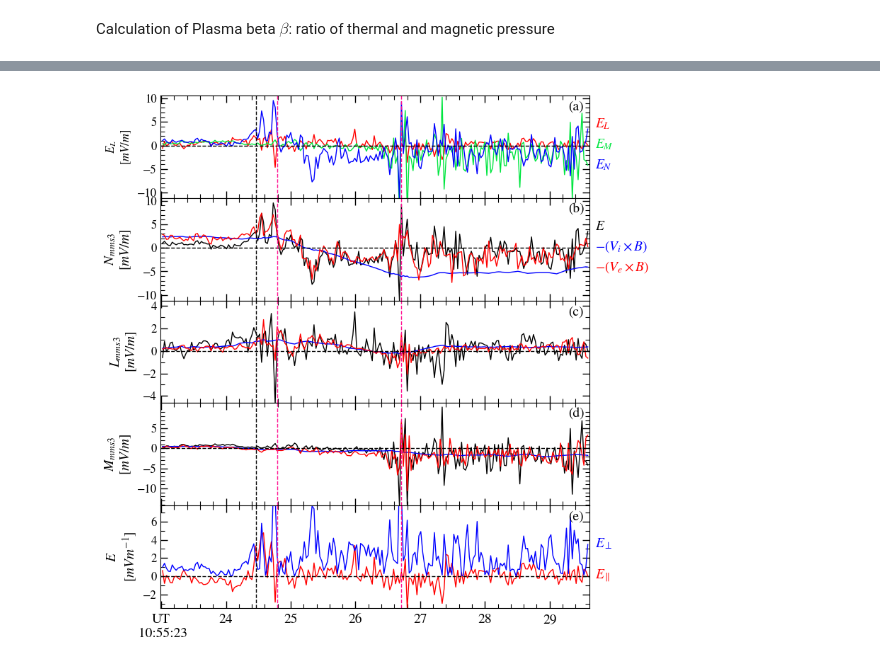
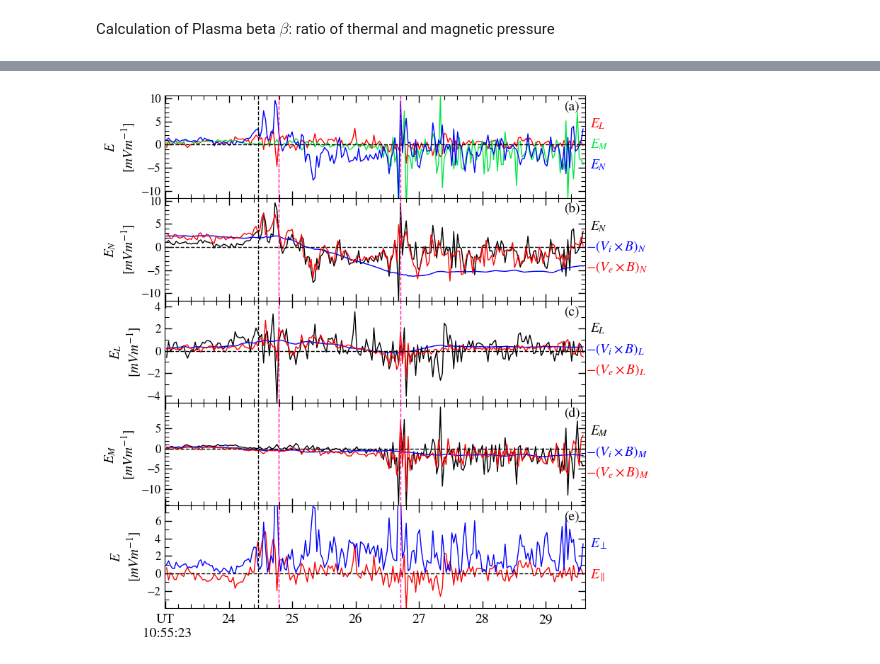
Before and after one commit to dipsbc/HallField-MMS-Analysis, a Jupyter notebook: Analysis_20151016105454.ipynb, the cells around one changed output, grey strips where cells are left out. Cells and saved outputs as stored; diff of their text form; code cells hidden in the pictures.

```diff
--- a/Analysis_20151016105454.ipynb
+++ b/Analysis_20151016105454.ipynb
@@ -204,7 +203,7 @@ for i in range(0, num_paths_E, paths_per_E):
 mms3_Edataset = pytplot.get_data('mms3_edp_dce_gse_brst_l2',xarray=True,dt=True)
 mms3i_Edataset = mms3_Edataset.interp_like(mms3i_edataset,method='linear', kwargs={"fill_value": "extrapolate"})
 
-xr.apply_ufunc(convolve, mms3i_Edataset.isel(v_dim=0), kwargs={'window_size': 1000}).plot(figsize=(12, 2), color='b')
+xr.apply_ufunc(convolve, mms3i_Edataset.isel(v_dim=0), kwargs={'window_size': 10}).plot(figsize=(12, 2), color='b')
 plt.axhline(y=0, ls='--',c='k')
 mms3i_Edataset.isel(v_dim=0).plot(figsize=(12,2),c='b')
 # Add a horizontal line at y=0
@@ -252,5 +255,4 @@ Bz[0].values,Bz[1]
 # %%
-plt.style.use('default')
 
 fig, axs = plt.subplots(9, 1, figsize=[10.4, 8.5], sharex=True, gridspec_kw={'hspace': 0})
 
@@ -1735,9 +1728,9 @@ ax[0].yaxis.set_major_locator(ticker.MultipleLocator(5))
 ax[0].yaxis.set_minor_locator(ticker.AutoMinorLocator(10))
 
 # Second subplot (bottom)
-ax[1].plot(lmn_b.sel(LMN=0), lmn_b.sel(LMN=2), c='b')
+ax[1].plot(lmn_b.sel(LMN=0), lmn_e.sel(LMN=2), c='b')
 ax[1].set_xlabel('$\mathit{B_L}$(nT)', fontsize=13)
-ax[1].set_ylabel('$\mathit{B_N}$(nT)', fontsize=13)
+ax[1].set_ylabel('$\mathit{E_N}$(mV/m)', fontsize=13)
 ax[1].axhline(y=0, ls='--', c="k")
 ax[1].axvline(x=0, ls='--', c="k")
 
@@ -1754,8 +1747,8 @@ ax[1].tick_params(axis="y", which="minor", direction="in", length=4, width=0.7)
 # Set tick intervals
 ax[1].xaxis.set_major_locator(ticker.MultipleLocator(5))
 ax[1].xaxis.set_minor_locator(ticker.AutoMinorLocator(10))
-ax[1].yaxis.set_major_locator(ticker.MultipleLocator(1))
-ax[1].yaxis.set_minor_locator(ticker.AutoMinorLocator(2))
+ax[1].yaxis.set_major_locator(ticker.MultipleLocator(5))
+ax[1].yaxis.set_minor_locator(ticker.AutoMinorLocator(10))
 
 # Fine-tune layout and save the figure
 plt.savefig(os.path.join(output_folder, f"{taistarttime}_m.png"), dpi=1200, format='png', bbox_inches='tight')
@@ -2399,7 +2481,7 @@ figb,axsb = plt.subplots(5, 1, figsize=[8.27, 8.27], sharex=True, gridspec_kw={'
 axsb[0].plot(lmn_e.time.sel(time=slice(t1,t2)),lmn_e.sel(LMN=0,time=slice(t1,t2)), c='r', lw=1, label='E_L')
 axsb[0].plot(lmn_e.time.sel(time=slice(t1,t2)),lmn_e.sel(LMN=1,time=slice(t1,t2)), c=(0/255, 230/255, 64/255), lw=1, label='E_M')
 axsb[0].plot(lmn_e.time.sel(time=slice(t1,t2)),lmn_e.sel(LMN=2,time=slice(t1,t2)), c='b', lw=1, label='E_N')
-axsb[0].set_ylabel(r'$\mathbf{\mathit{E_L}}$' + '\n' + r'$\mathit{[mV/m]}$', fontsize=12)
+axsb[0].set_ylabel(r'$\mathbf{\mathit{E}}$' + '\n' + r'$\mathit{[mVm^{-1}]}$', fontsize=14)
 
 axsb[0].set_yticks(np.arange(np.round(np.min(lmn_e.sel(LMN=2)),-E), np.round(np.max(lmn_e[:,2]),-E), 5*E))
 axsb[0].set_yticks(np.arange(np.round(np.min(lmn_e.sel(LMN=2)),-E), np.round(np.max(lmn_e[:,2]),-E), 1*E), minor=True)
@@ -2415,13 +2497,13 @@ axsb[0].annotate(r'$\mathit{E}_N$', xy=(1.01, 0.3), xycoords='axes fraction', st
 axsb[1].plot(lmn_e.time.sel(time=slice(t1,t2)),lmn_e.sel(LMN=2,time=slice(t1,t2)), c='k', lw=1, label='E_N')
 axsb[1].plot(lmn_e.time.sel(time=slice(t1,t2)),vib.sel(LMN=2,time=slice(t1,t2)), c='b', lw=1, label='E_N')
 axsb[1].plot(lmn_e.time.sel(time=slice(t1,t2)),veb.sel(LMN=2,time=slice(t1,t2)), c='r', lw=1, label='E_N')
-axsb[1].annotate(r'$\mathit{E}$', xy=(1.01, 0.7), xycoords='axes fraction', style='italic',
+axsb[1].annotate(r'$\mathit{E}_N$', xy=(1.01, 0.7), xycoords='axes fraction', style='italic',
            fontsize=14, color='k', xytext=(1, -1), textcoords='offset points')
-axsb[1].annotate(r'$-(\mathit{V_i\times B})$', xy=(1.01, 0.5), xycoords='axes fraction', style='italic',
+axsb[1].annotate(r'$-(\mathit{V_i\times B})_N$', xy=(1.00, 0.5), xycoords='axes fraction', style='italic',
            fontsize=14, color='b', xytext=(1, -1), textcoords='offset points')
-axsb[1].annotate(r'$-(\mathit{V_e\times B})$', xy=(1.01, 0.3), xycoords='axes fraction', style='italic',
+axsb[1].annotate(r'$-(\mathit{V_e\times B})_N$', xy=(1.00, 0.3), xycoords='axes fraction', style='italic',
            fontsize=14, color='r', xytext=(1, -1), textcoords='offset points')
-axsb[1].set_ylabel(r'$\mathbf{\mathit{N_{mms3}}}$' + '\n' + r'$\mathit{[mV/m]}$', fontsize=14)
+axsb[1].set_ylabel(r'$\mathit{E}_N$' + '\n' + r'$\mathit{[mVm^{-1}]}$', fontsize=14)
 axsb[1].set_yticks(np.arange(np.round(np.min(lmn_e.sel(LMN=2)),-E), np.round(np.max(lmn_e[:,2]),-E), 5*E))
 axsb[1].set_yticks(np.arange(np.round(np.min(lmn_e.sel(LMN=2)),-E), np.round(np.max(lmn_e[:,2]),-E), 1*E), minor=True)
 axsb[1].set_ylim(np.min(lmn_e.sel(LMN=2,time=slice(t1,t2))),np.max(lmn_e.sel(LMN=2,time=slice(t1,t2)))+1)
@@ -2429,14 +2511,19 @@ axsb[1].set_ylim(np.min(lmn_e.sel(LMN=2,time=slice(t1,t2))),np.max(lmn_e.sel(LMN
 axsb[2].plot(lmn_e.time.sel(time=slice(t1,t2)),lmn_e.sel(LMN=0,time=slice(t1,t2)), c='k', lw=1, label='E_L')
 axsb[2].plot(lmn_e.time.sel(time=slice(t1,t2)),vib.sel(LMN=0,time=slice(t1,t2)), c='b', lw=1, label='E_L')
 axsb[2].plot(lmn_e.time.sel(time=slice(t1,t2)),veb.sel(LMN=0,time=slice(t1,t2)), c='r', lw=1, label='E_L')
-
+axsb[2].annotate(r'$\mathit{E}_L$', xy=(1.01, 0.7), xycoords='axes fraction', style='italic',
+           fontsize=14, color='k', xytext=(1, -1), textcoords='offset points')
+axsb[2].annotate(r'$-(\mathit{V_i\times B})_L$', xy=(1.00, 0.5), xycoords='axes fraction', style='italic',
+           fontsize=14, color='b', xytext=(1, -1), textcoords='offset points')
+axsb[2].annotate(r'$-(\mathit{V_e\times B})_L$', xy=(1.00, 0.3), xycoords='axes fraction', style='italic',
+           fontsize=14, color='r', xytext=(1, -1), textcoords='offset points')
 #axsb[2].annotate(r'$\mathit{E}$', xy=(1.01, 0.7), xycoords='axes fraction', style='italic',
 #          fontsize=14, color='k', xytext=(1, -1), textcoords='offset points')
 #axsb[2].annotate(r'$-(\mathit{V_i\times B})_L$', xy=(1.01, 0.5), xycoords='axes fraction', style='italic',
 #           fontsize=14, color='b', xytext=(1, -1), textcoords='offset points')
 #axsb[2].annotate(r'$-(\mathit{V_e\times B})_L$', xy=(1.01, 0.3), xycoords='axes fraction', style='italic',
  #          fontsize=14, color='r', xytext=(1, -1), textcoords='offset points')
-axsb[2].set_ylabel(r'$\mathbf{\mathit{L_{mms3}}}$' + '\n' + r'$\mathit{[mV/m]}$', fontsize=14)
+axsb[2].set_ylabel(r'$\mathit{E}_L$' + '\n' + r'$\mathit{[mVm^{-1}]}$', fontsize=14)
 axsb[2].set_yticks(np.arange(np.round(np.min(lmn_e.sel(LMN=0)),-E)-4*E, np.round(np.max(lmn_e[:,0]),-E), 2*E))
 axsb[2].set_yticks(np.arange(np.round(np.min(lmn_e.sel(LMN=0)),-E)-4*E, np.round(np.max(lmn_e[:,0]),-E), 1*E), minor=True)
 axsb[2].set_ylim(np.min(lmn_e.sel(LMN=0,time=slice(t1,t2))),np.max(lmn_e.sel(LMN=0,time=slice(t1,t2)))+1)
@@ -2450,10 +2537,16 @@ axsb[3].plot(lmn_e.time.sel(time=slice(t1,t2)),veb.sel(LMN=1,time=slice(t1,t2)),
 #           fontsize=14, color='b', xytext=(1, -1), textcoords='offset points')
 #axsb[3].annotate(r'$-(\mathit{V_e\times B})_M$', xy=(1.01, 0.3), xycoords='axes fraction', style='italic',
 #           fontsize=14, color='r', xytext=(1, -1), textcoords='offset points')
-axsb[3].set_ylabel(r'$\mathbf{\mathit{M_{mms3}}}$' + '\n' + r'$\mathit{[mV/m]}$', fontsize=14)
+axsb[3].set_ylabel(r'$\mathit{E}_M$' + '\n' + r'$\mathit{[mVm^{-1}]}$', fontsize=14)
 axsb[3].set_yticks(np.arange(np.round(np.min(lmn_e.sel(LMN=1)),-E), np.round(np.max(lmn_e[:,1]),-E), 5*E))
 axsb[3].set_yticks(np.arange(np.round(np.min(lmn_e.sel(LMN=1)),-E), np.round(np.max(lmn_e[:,1]),-E), 1*E), minor=True)
 axsb[3].set_ylim(np.min(lmn_e.sel(LMN=1,time=slice(t1,t2))),np.max(lmn_e.sel(LMN=1,time=slice(t1,t2)))+1)
+axsb[3].annotate(r'$\mathit{E}_M$', xy=(1.01, 0.7), xycoords='axes fraction', style='italic',
+           fontsize=14, color='k', xytext=(1, -1), textcoords='offset points')
+axsb[3].annotate(r'$-(\mathit{V_i\times B})_M$', xy=(1.00, 0.5), xycoords='axes fraction', style='italic',
+           fontsize=14, color='b', xytext=(1, -1), textcoords='offset points')
+axsb[3].annotate(r'$-(\mathit{V_e\times B})_M$', xy=(1.00, 0.3), xycoords='axes fraction', style='italic',
+           fontsize=14, color='r', xytext=(1, -1), textcoords='offset points')
 
 axsb[4].plot(par_ln_e.time.sel(time=slice(t1,t2)),par_ln_e.sel(time=slice(t1,t2)),lw=1,c='r')
 axsb[4].plot(par_ln_e.time.sel(time=slice(t1,t2)),per_ln_e.sel(time=slice(t1,t2)),lw=1,c='b')
@@ -2464,7 +2557,7 @@ axsb[4].annotate(r'$E_{\perp}$', xy=(1.01, 0.6), xycoords='axes fraction', style
                 fontsize=14, color='blue', xytext=(1, -1), textcoords='offset points')  # Annotation for Bx in blue
 axsb[4].annotate(r'$E_{\parallel}$', xy=(1.01, 0.3), xycoords='axes fraction', style='italic',
                 fontsize=14, color='red', xytext=(1, -1), textcoords='offset points')  # Annotation for By in green
-axsb[4].set_ylabel(r'$\mathbf{\mathit{E}}$' + '\n' + r'$\mathit{[mV m^{-1}]}$', fontsize=14)
+axsb[4].set_ylabel(r'$\mathbf{\mathit{E}}$' + '\n' + r'$\mathit{[mVm^{-1}]}$', fontsize=14)
 axsb[4].set_yticks(np.arange(np.round(np.min(par_ln_e),-E)-4*E, np.round(np.max(par_ln_e),-E), 2*E))
 axsb[4].set_yticks(np.arange(np.round(np.min(par_ln_e),-E)-4*E, np.round(np.max(par_ln_e),-E), 1*E), minor=True)
 axsb[4].set_ylim(np.min(par_ln_e.sel(time=slice(t1,t2))),np.max(par_ln_e.sel(time=slice(t1,t2)))+3)
@@ -2493,32 +2586,32 @@ for ax in axsb:
     # Y-axis: minor ticks
     ax.tick_params(axis='y', which='minor',
                labelsize=10, length=4, width=0.8,
                direction='in', left=True, right=True, pad=3)
     # Apply major and minor x-ticks
     ax.set_xticks(major_ticks)
     ax.set_xticks(minor_ticks, minor=True)
 
     # Set major tick labels with "UT\nHH:MM:SS" on the first tick
     ax.set_xticklabels(major_labels, rotation=0, fontsize=14)
     ax.axvline(x=Bl,ls='--',lw=1,c='k')
     #ax.axvline(x=t1,ls='--',c='k')
     ax.axhline(y=0,ls='--',lw=1,c='k')
     #ax.axvline(x=t_1,ls='--',c='b')
     #ax.axvline(x=th_2,ls='--',c='k')
     #ax.axvline(x=t_3,ls='--',c='b')
     ax.axvline(x=th_max,ls='--',lw=1,c='#FF1493')
     ax.axvline(x=th_min,ls='--',lw=1,c='#FF1493')
     ax.grid(False)
     ax.set_xlim(lmn_b.time.sel(time=t1, method="pad"), lmn_b.time.sel(time=t2,method='bfill'))
 
 axsb[0].text(0.95,0.95, '(a)', transform=axsb[0].transAxes, fontsize=14, va='top')
 axsb[1].text(0.95,0.95, '(b)', transform=axsb[1].transAxes, fontsize=14, va='top')
 axsb[2].text(0.95,0.95, '(c)', transform=axsb[2].transAxes, fontsize=14, va='top')
 axsb[3].text(0.95,0.95, '(d)', transform=axsb[3].transAxes, fontsize=14, va='top')
 axsb[4].text(0.95,0.95, '(e)', transform=axsb[4].transAxes, fontsize=14, va='top')
 plt.tight_layout(pad=2.0)
 
-plt.savefig(os.path.join(output_folder, f"{taistarttime}_d.png"), dpi=1200, format='png', bbox_inches='tight')
+plt.savefig(os.path.join(output_folder, f"{taistarttime}_d.tif"), dpi=900, format='png', bbox_inches='tight')
 plt.show()
 # %% [output]
-[figure, old version]
+[figure, new version]
```
Also changed, not shown: parts of 71 cells of this notebook.
